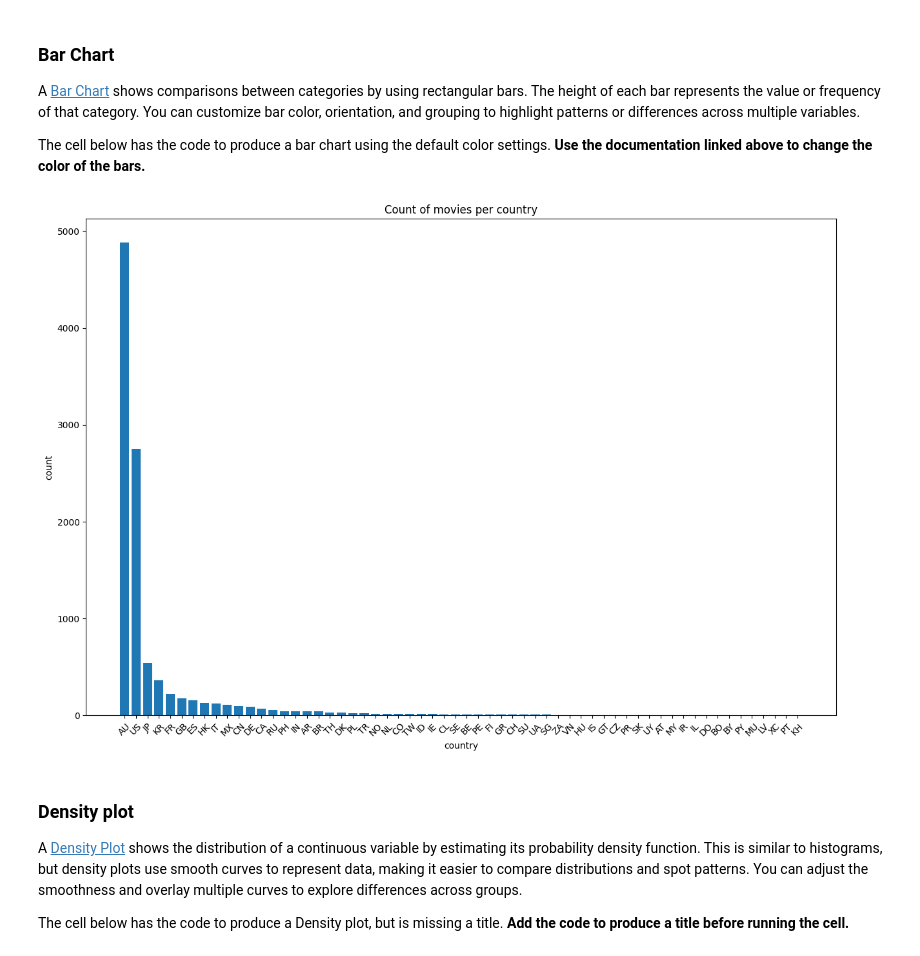
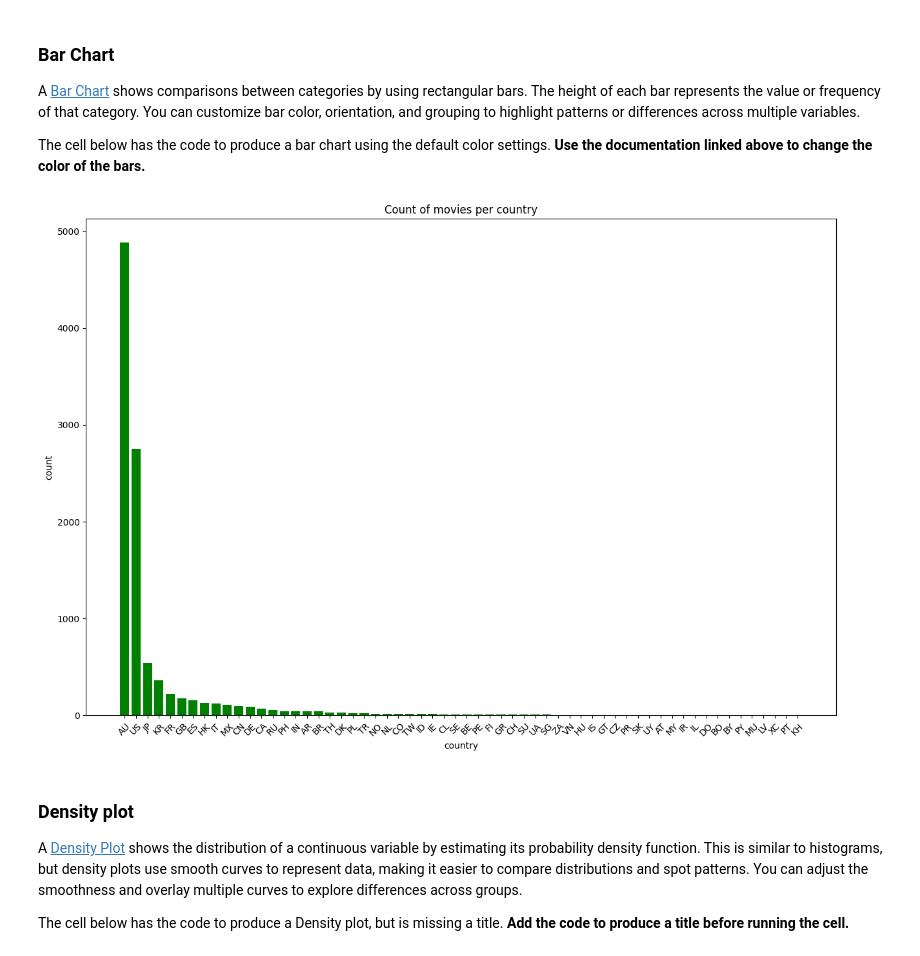
Before and after one commit to bcfaenza/DS1001-LABS-Projects, a Jupyter notebook: LABS-06_Design-2.ipynb, the cells around one changed output. Saved outputs shown, nothing was run; the diff lists cells and outputs as text; code cells hidden in the pictures.

```diff
--- a/LABS-06_Design-2.ipynb
+++ b/LABS-06_Design-2.ipynb
@@ -168,16 +168,16 @@ The cell below has the code to produce a bar chart using the default color setti
 # %%
 country_counts = data['country'].value_counts()
 
 fig, ax = plt.subplots(figsize=(15, 10))
-ax.bar(country_counts.index, country_counts.values)
+ax.bar(country_counts.index, country_counts.values, color='green')
 ax.tick_params("x", rotation=45)
 
 plt.ylabel("count")
 plt.xlabel("country")
 plt.title("Count of movies per country")
 plt.show()
 # %% [output]
-[figure, old version]
+[figure, new version]
 # %% [markdown]
 ### Density plot
 
```
Also changed, not shown: parts of 1 cell of this notebook, 5 other files.
